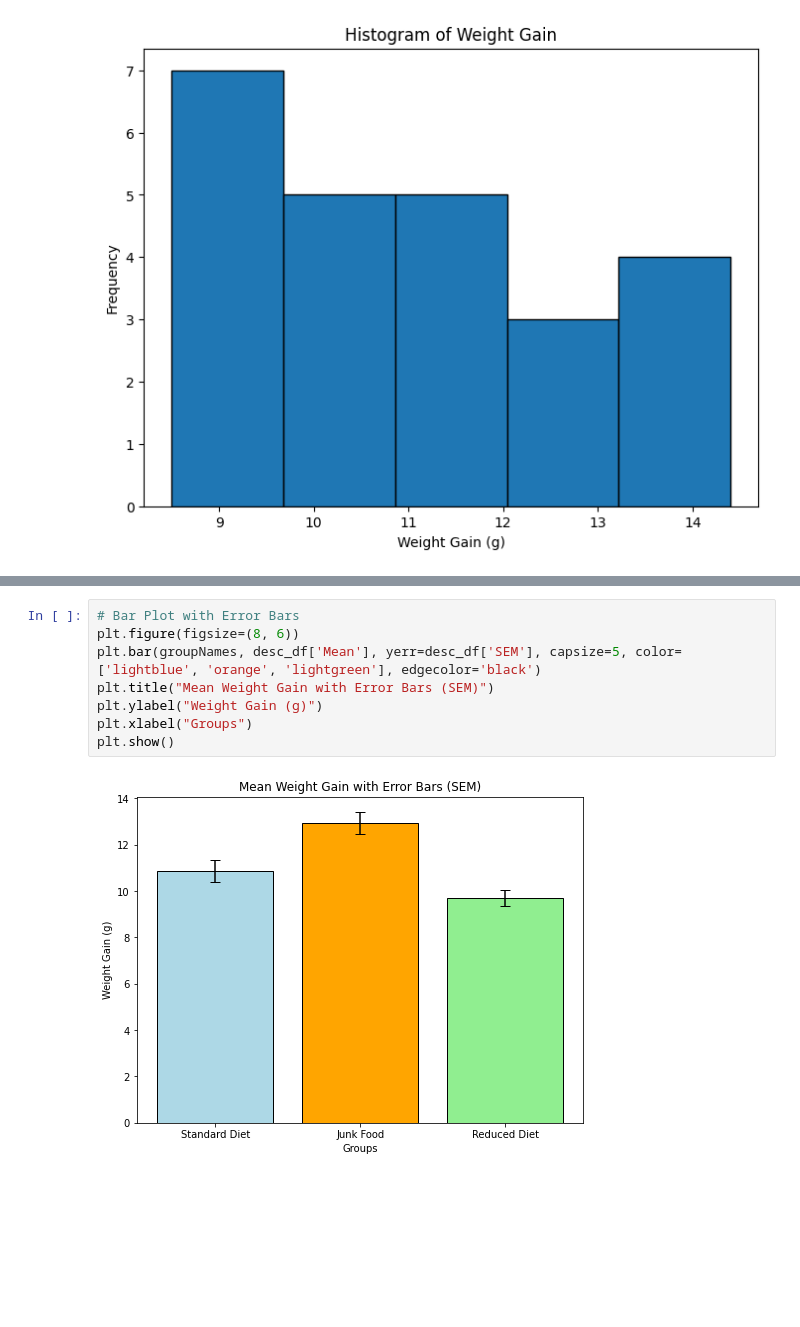
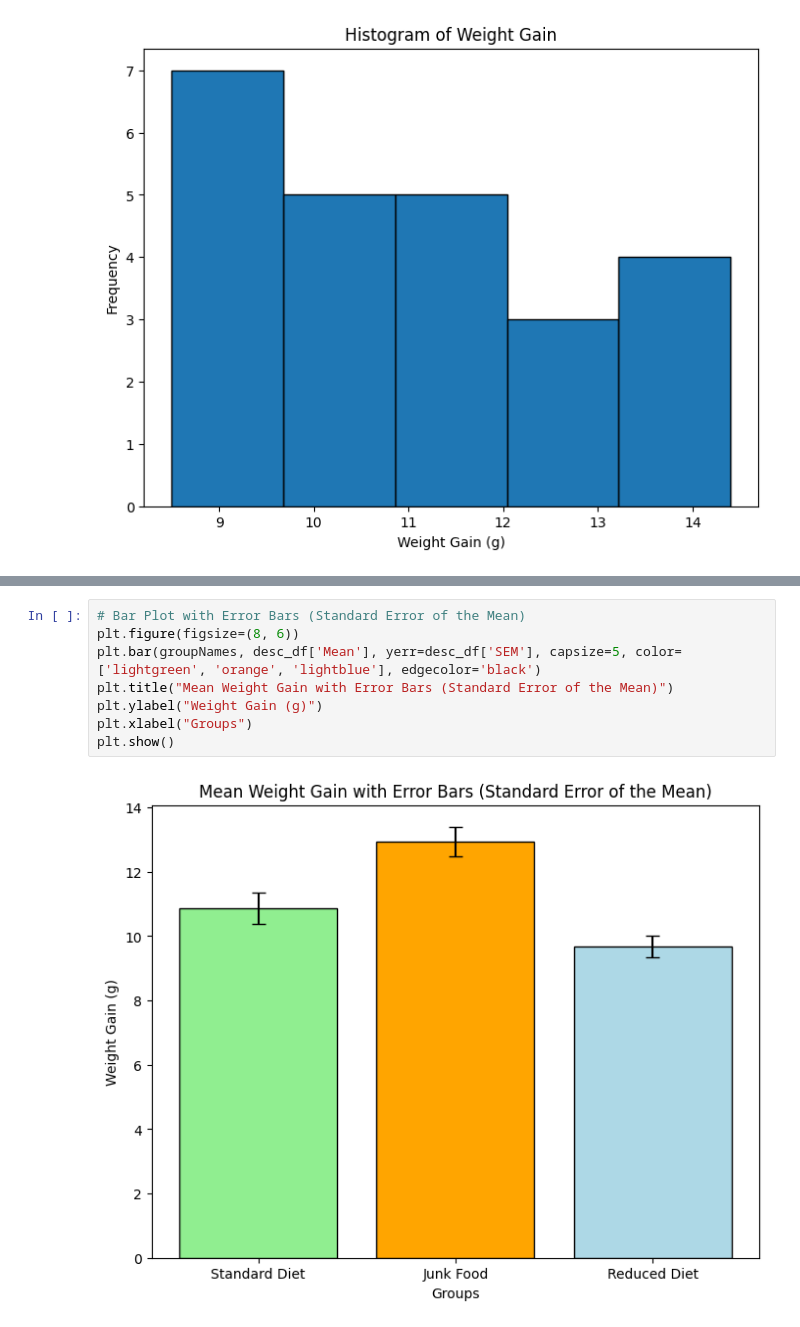
Before and after one commit to Ralamjosh/Comp-and-Stats-for-Research, a Jupyter notebook: Assignment.ipynb, the cells around one changed output, grey strips where cells are left out. Drawn from its saved outputs; the diff is of its cells as text; blank space fills up the shorter version.

```diff
--- a/Assignment.ipynb
+++ b/Assignment.ipynb
@@ -124,10 +127,10 @@ Junk Food vs Reduced Diet p = 5.892551975047918e-05 (Significant)
 # %%
-# Bar Plot with Error Bars
+# Bar Plot with Error Bars (Standard Error of the Mean)
 plt.figure(figsize=(8, 6))
-plt.bar(groupNames, desc_df['Mean'], yerr=desc_df['SEM'], capsize=5, color=['lightblue', 'orange', 'lightgreen'], edgecolor='black')
-plt.title("Mean Weight Gain with Error Bars (SEM)")
+plt.bar(groupNames, desc_df['Mean'], yerr=desc_df['SEM'], capsize=5, color=['lightgreen', 'orange', 'lightblue'], edgecolor='black')
+plt.title("Mean Weight Gain with Error Bars (Standard Error of the Mean)")
 plt.ylabel("Weight Gain (g)")
 plt.xlabel("Groups")
 plt.show()
 # %% [output]
-[figure, old version]
+[figure, new version]
```
Also changed, not shown: parts of 15 cells of this notebook.
